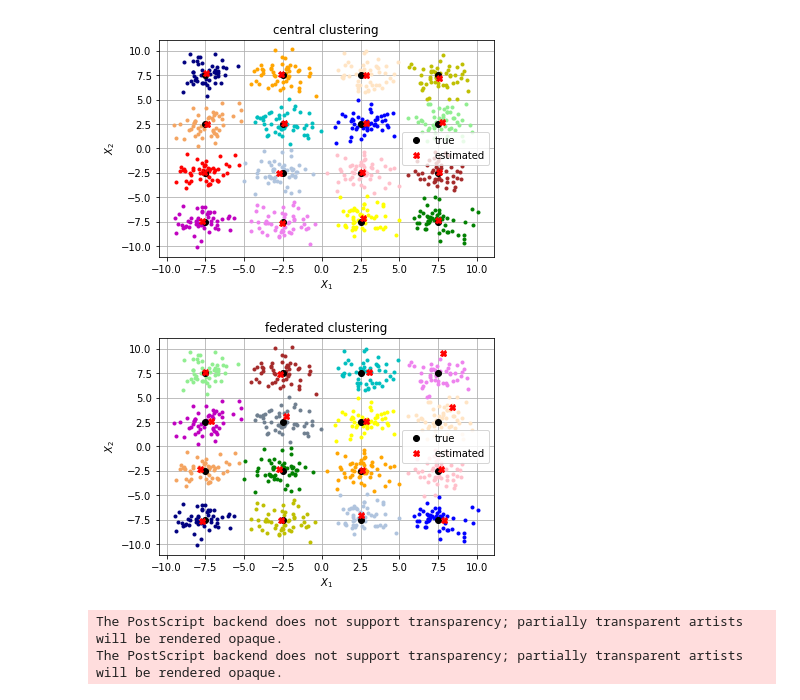
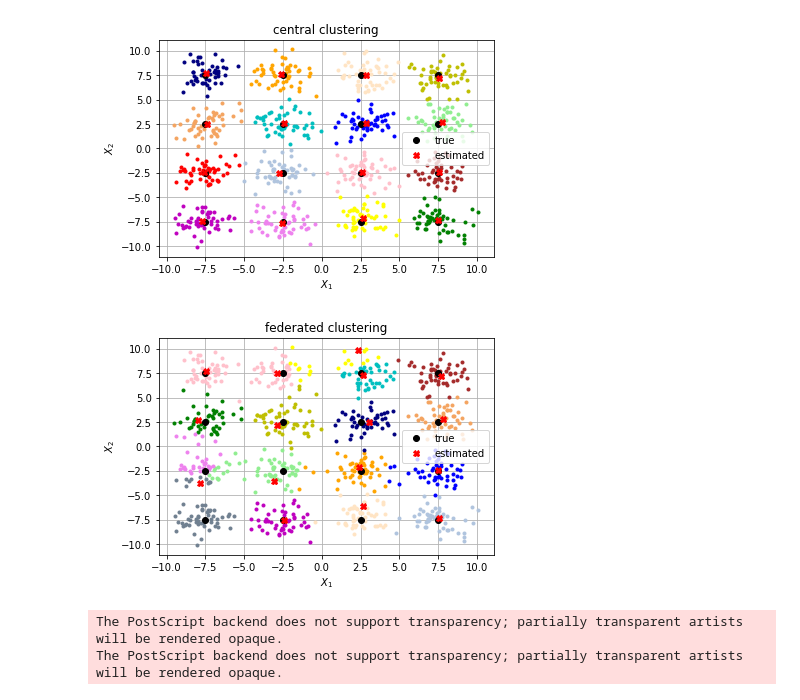
Before and after one commit to swiergarst/fedKMeans, a Jupyter notebook: final version.ipynb, the cells around one changed output. Cells and saved outputs as stored; diff of their text form; code cells hidden in the pictures.

Commit message:
added threshold based on variance, stuff is broken though

```diff
--- a/final version.ipynb
+++ b/final version.ipynb
@@ -122,28 +189,45 @@ class server():
 #to run everything smoothly
 def run(clients, server, crounds, nclients, n_cluster_global , alpha, Xmin, Xmax, Ymin, Ymax):
 
+    #initialize: determine global variance, use to calculate t
+    samples = np.zeros((len(clients), 1))
+    means = np.zeros((len(clients), 2))
+    means2 = np.zeros_like(means)
+    for client_i, client in enumerate(clients):
+        means[client_i,:] , means2[client_i, :], samples[client_i,:] = client.det_var()
+
+    t = server.det_t(means, means2, samples)
+
+    #print(t)
+    #var = server.det_global_var(means, means2, samples)
+
+
     #initialize: determine local amount of clusters, and give initial local cluster means
     for client_i, client in enumerate(clients):
-        init_clusters_local = client.init_local_clusters(n_cluster_global, alpha, Xmin, Xmax, Ymin, Ymax)
-        if client_i == 0:
+
+        client.init_local_clusters(n_cluster_global, alpha, Xmin, Xmax, Ymin, Ymax)
+        #client.init_local_clusters(n_cluster_global, t)
+        #print(client.n_c_local)
+        ''''
+        init_clusters_local = cl
+        if client_i == 0:,
             init_clusters = init_clusters_local
         else:
             init_clusters = np.concatenate((init_clusters, init_clusters_local))
         #print(init_clusters_local.shape)
-
-    local_clusters = init_clusters
-    samples = np.ones(local_clusters.shape[0])
+    '''
+    #local_clusters = init_clusters
+    #samples = np.ones(local_clusters.shape[0])
 
     scores = np.zeros((len(clients), crounds))
+    global_clusters = None
     # communication loop
     for r in range(crounds):
         # central aggregation
-        global_clusters = server.aggregate(local_clusters, samples)
-
-        #local cluster selection and kmeans
+                #local cluster selection and kmeans
         for client_i, client in enumerate(clients):
             # this function first determines which global clusters to select, and then does local kmeans with those
-            local_cluster, scores[client_i, r], sample = client.predict_means(global_clusters)
+            local_cluster, scores[client_i, r], sample = client.predict_means(r, global_clusters)
 
             #print(local_cluster.shape)
             #client concatenation 'at the server'
@@ -153,6 +237,10 @@ def run(clients, server, crounds, nclients, n_cluster_global , alpha, Xmin, Xmax
             else:
                 local_clusters = np.concatenate((local_clusters, local_cluster), axis = 0)
                 samples = np.concatenate((samples, sample), axis = 0)
+
+        global_clusters = server.aggregate(local_clusters, samples)
+
+
         #print(local_clusters.shape, samples.shape)
     #One final aggregation
     global_clusters =  server.aggregate(local_clusters, samples)
@@ -185,7 +273,7 @@ for i, file in enumerate(datafiles):
 n_clients = 5
 n_cluster_global = 16
 crounds = 20
-n_runs = 10
+n_runs = 2
 
 alpha = 1
 Xmin = -12.5
@@ -300,31 +394,31 @@ The PostScript backend does not support transparency; partially transparent arti
 [figure]
 # %%
 # make an extra 'kmeans' object for visualization
-s = 6
+s = 0
 
 server_kmeans = KMeans(n_clusters=16, ).fit(clients[1].data) #need fit before predict
 server_kmeans.cluster_centers_ = np.copy(all_means[:,:,s])# overwrite the 'fit' results
 
 predict_labels = server_kmeans.predict(data_full) #these are used for visualization
 
 colors = ['b', 'g', 'c', 'm', 'y', 'orange', 'brown',
           'pink', 'navy', 'lightsteelblue', 'bisque', 'yellow', 'lightgreen', 'violet', 'sandybrown', 'slategrey']
 
 
 
 for point_i in range(data_full.shape[0]):
     plt.plot(data_full[point_i,0], data_full[point_i,1],'.', color=colors[predict_labels[point_i]])
 
 plt.plot(means_original[0,:], means_original[1,:],"o", color="black", label = "true")
 plt.plot(means_federated[:,0], means_federated[:,1], "X", color="red", label="estimated")
 plt.legend()
 plt.xlabel("$X_1$")
 plt.ylabel("$X_2$")
 plt.title("federated clustering")
 plt.grid(True)
 #plt.savefig("federated_results2.eps", format="eps")
 # %% [output]
-[figure, old version]
+[figure, new version]
 # %%
 plt.plot(means_federated[:,0], means_federated[:,1],"x", color="blue", label = "federated")
 plt.plot(kmeans_cent.cluster_centers_[:,0], kmeans_cent.cluster_centers_[:,1], "x", color="red", label="central")
```
Also changed, not shown: parts of 22 cells of this notebook, 1 other file.
